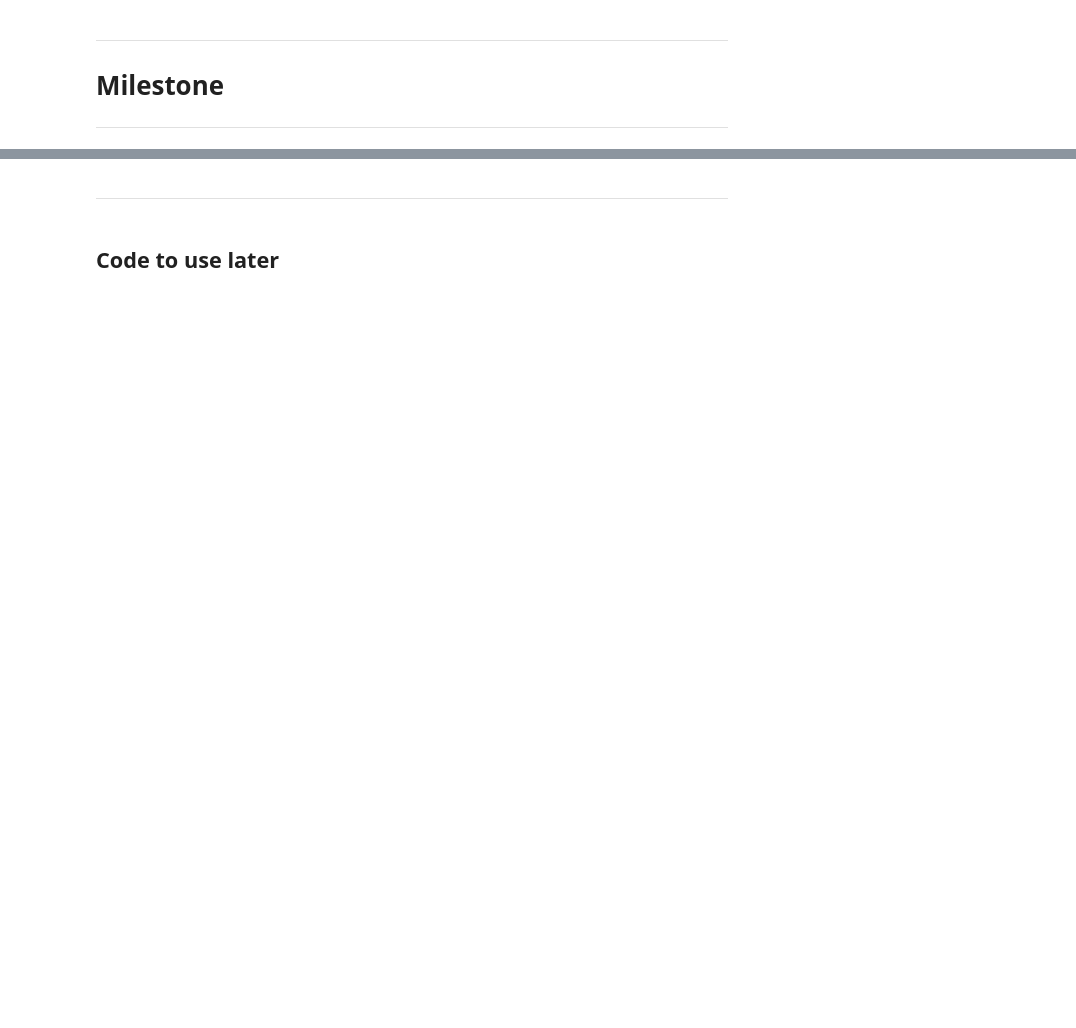
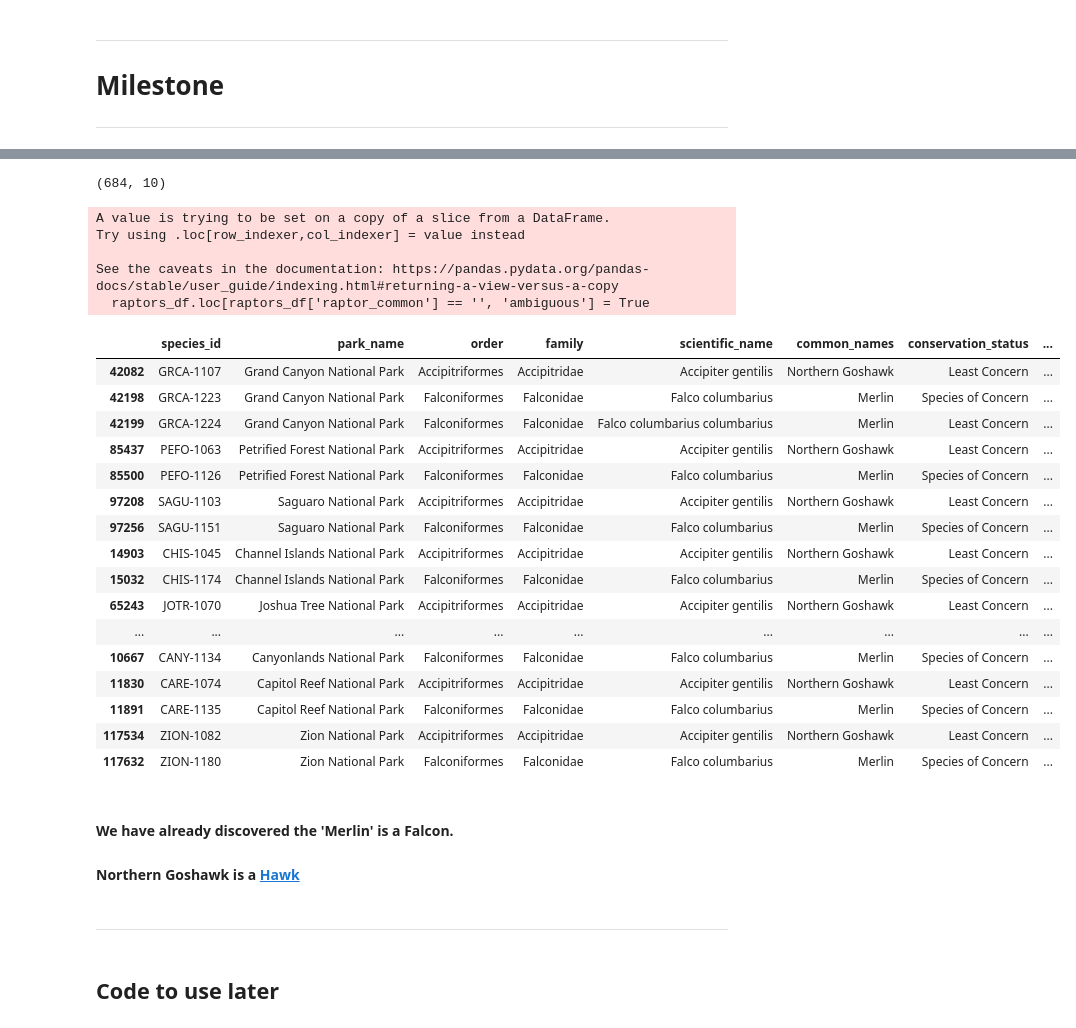
Before and after one commit to pineapple-bois/Biodiversity-In-National-Parks-Real-World, a Jupyter notebook: biodiversity.ipynb, the cells around one changed output, grey strips where cells are left out. Cells and saved outputs as stored; diff of their text form; code cells hidden in the pictures; blank space fills up the shorter version.

```diff
--- a/biodiversity.ipynb
+++ b/biodiversity.ipynb
@@ -519,2 +532,3 @@ Lists need to be exhaustive. Research required
 # %%
-birds_of_prey = ["Eagle", "Hawk", "Falcon", "Buzzard", "Harrier", "Kite", "Owl", "Osprey", "Vulture", "Condor", "Kestrel"]
+# Updated to include Caracara which was missed in the first project and found through wrangling
+birds_of_prey = ["Eagle", "Hawk", "Falcon", "Buzzard", "Harrier", "Kite", "Owl", "Osprey", "Vulture", "Condor", "Kestrel", 'Buteos', 'Accipiters', 'Caracara']
@@ -529,3 +575,5 @@ sw_birds['raptor_common'] = sw_birds['raptor_common'].apply('. '.join)
+# %%
+birds_of_prey_sci = ["Accipitridae", "Falconidae", "Harpagiidae", "Pandionidae", "Cathartidae", "Buteo", "Accipiter", "Tytonidae", "Strigidae"]
 # %%
 sw_birds['raptor_sci_fam'] = sw_birds.family.str.findall('({0})'.format('|'.join(birds_of_prey_sci)))
 sw_birds['raptor_sci_fam'] = sw_birds['raptor_sci_fam'].apply('. '.join)
@@ -532,3 +601,38 @@ sw_birds['raptor_sci_fam'] = sw_birds['raptor_sci_fam'].apply('. '.join)
+# %%
+raptors_df = (sw_birds[(sw_birds.raptor_common != '')
+                                | (sw_birds.raptor_sci_fam != '')])
+print(raptors_df.shape)
+# %% [output]
+(684, 10)
+# %%
+raptors_df.loc[raptors_df['raptor_common'] == '', 'ambiguous'] = True
+raptors_df.loc[raptors_df['ambiguous'] == True]
+# %% [output]
+A value is trying to be set on a copy of a slice from a DataFrame.
+Try using .loc[row_indexer,col_indexer] = value instead
+
+See the caveats in the documentation: https://pandas.pydata.org/pandas-docs/stable/user_guide/indexing.html#returning-a-view-versus-a-copy
+  raptors_df.loc[raptors_df['raptor_common'] == '', 'ambiguous'] = True
+|  | species_id | park_name | order | family | scientific_name | common_names | conservation_status | ... |
+| 42082 | GRCA-1107 | Grand Canyon National Park | Accipitriformes | Accipitridae | Accipiter gentilis | Northern Goshawk | Least Concern | ... |
+| 42198 | GRCA-1223 | Grand Canyon National Park | Falconiformes | Falconidae | Falco columbarius | Merlin | Species of Concern | ... |
+| 42199 | GRCA-1224 | Grand Canyon National Park | Falconiformes | Falconidae | Falco columbarius columbarius | Merlin | Least Concern | ... |
+| 85437 | PEFO-1063 | Petrified Forest National Park | Accipitriformes | Accipitridae | Accipiter gentilis | Northern Goshawk | Least Concern | ... |
+| 85500 | PEFO-1126 | Petrified Forest National Park | Falconiformes | Falconidae | Falco columbarius | Merlin | Species of Concern | ... |
+| 97208 | SAGU-1103 | Saguaro National Park | Accipitriformes | Accipitridae | Accipiter gentilis | Northern Goshawk | Least Concern | ... |
+| 97256 | SAGU-1151 | Saguaro National Park | Falconiformes | Falconidae | Falco columbarius | Merlin | Species of Concern | ... |
+| 14903 | CHIS-1045 | Channel Islands National Park | Accipitriformes | Accipitridae | Accipiter gentilis | Northern Goshawk | Least Concern | ... |
+| 15032 | CHIS-1174 | Channel Islands National Park | Falconiformes | Falconidae | Falco columbarius | Merlin | Species of Concern | ... |
+| 65243 | JOTR-1070 | Joshua Tree National Park | Accipitriformes | Accipitridae | Accipiter gentilis | Northern Goshawk | Least Concern | ... |
+| ... | ... | ... | ... | ... | ... | ... | ... | ... |
+| 10667 | CANY-1134 | Canyonlands National Park | Falconiformes | Falconidae | Falco columbarius | Merlin | Species of Concern | ... |
+| 11830 | CARE-1074 | Capitol Reef National Park | Accipitriformes | Accipitridae | Accipiter gentilis | Northern Goshawk | Least Concern | ... |
+| 11891 | CARE-1135 | Capitol Reef National Park | Falconiformes | Falconidae | Falco columbarius | Merlin | Species of Concern | ... |
+| 117534 | ZION-1082 | Zion National Park | Accipitriformes | Accipitridae | Accipiter gentilis | Northern Goshawk | Least Concern | ... |
+| 117632 | ZION-1180 | Zion National Park | Falconiformes | Falconidae | Falco columbarius | Merlin | Species of Concern | ... |
+# %% [markdown]
+#### We have already discovered the 'Merlin' is a Falcon.
+#### Northern Goshawk is a [Hawk](https://en.wikipedia.org/wiki/Northern_goshawk)
 # %% [markdown]
 ---
 # %% [markdown]
```
Also changed, not shown: parts of 32 cells of this notebook, 1 other file.
